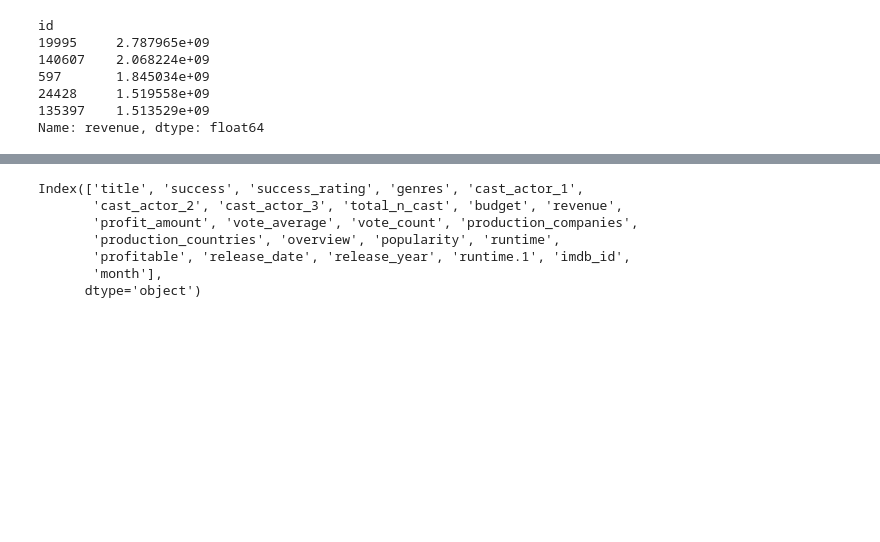
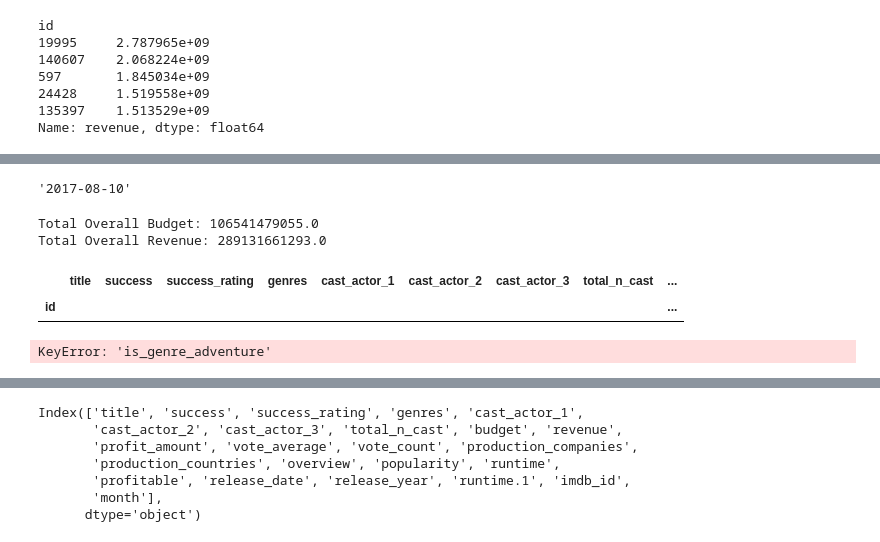
Before and after one commit to Movie-Success-Capstone/Movie-Capstone, a Jupyter notebook: stephen_explore.ipynb, the cells around one changed output, grey strips where cells are left out. Drawn from its saved outputs; the diff is of its cells as text; code cells hidden in the pictures; blank space fills up the shorter version.

```diff
--- a/stephen_explore.ipynb
+++ b/stephen_explore.ipynb
@@ -378,6 +394,10 @@ top_5_production_companies
+# %%
+train.release_date.max()
+# %% [output]
+'2017-08-10'
 # %%
-# #group data by product and display sales as line chart
-
-# df.groupby(['success','production_companies'])['revenue'].plot(legend=True)
-
-# None
+print(f'Total Overall Budget: {train.budget.sum()}')
+print(f'Total Overall Revenue: {train.revenue.sum()}')
+# %% [output]
+Total Overall Budget: 106541479055.0
+Total Overall Revenue: 289131661293.0
@@ -393,0 +404,30 @@ top_5_production_companies
+# %%
+avator = train[train.title == 'Avator']
+avator
+# %% [output]
+|  | title | success | success_rating | genres | cast_actor_1 | cast_actor_2 | cast_actor_3 | total_n_cast | ... |
+| id |  |  |  |  |  |  |  |  | ... |
+# %%
+# Movies genres Frequency
+
+genres_columns = ['is_genre_adventure', 'is_genre_horror',
+       'is_genre_drama', 'is_genre_scifi', 'is_genre_romance',
+       'is_genre_thriller', 'is_genre_crime', 'is_genre_comedy',
+       'is_genre_animation', 'is_genre_action', 'is_genre_mystery',
+       'is_genre_fantasy', 'is_genre_documentary']
+xticks = ['Adventure', 'Horor','Drama','Sci-Fi','Romance',
+          'Thriller','Crime','Comedy','Annimation','Action',
+          'Mystery','Fantasy','Documentary',]
+output = []
+
+for col in genres_columns:
+    columns_sum = train[train[col] == 1].profit_amount.sum()
+    output.append({col: columns_sum})
+pd.DataFrame(output).sum().plot.bar()
+
+plt.xticks(rotation = 90)
+plt.title('Movies Genres Frequency', size = 16)
+plt.xlabel('Movie Genres', size = 16)
+plt.ylabel('Profit (USD)', size = 16)
+# %% [output]
+KeyError: 'is_genre_adventure'
```
Also changed, not shown: parts of 9 cells of this notebook.
